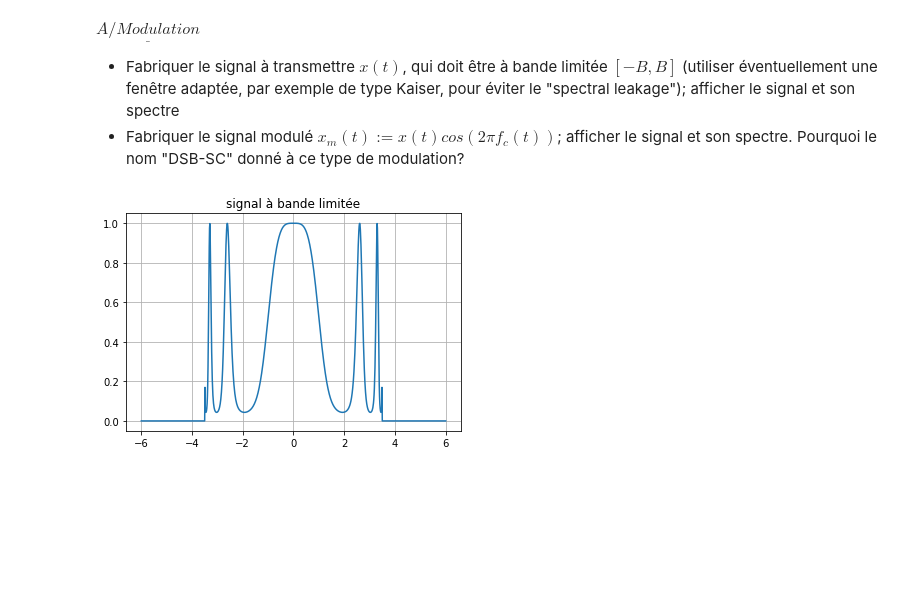
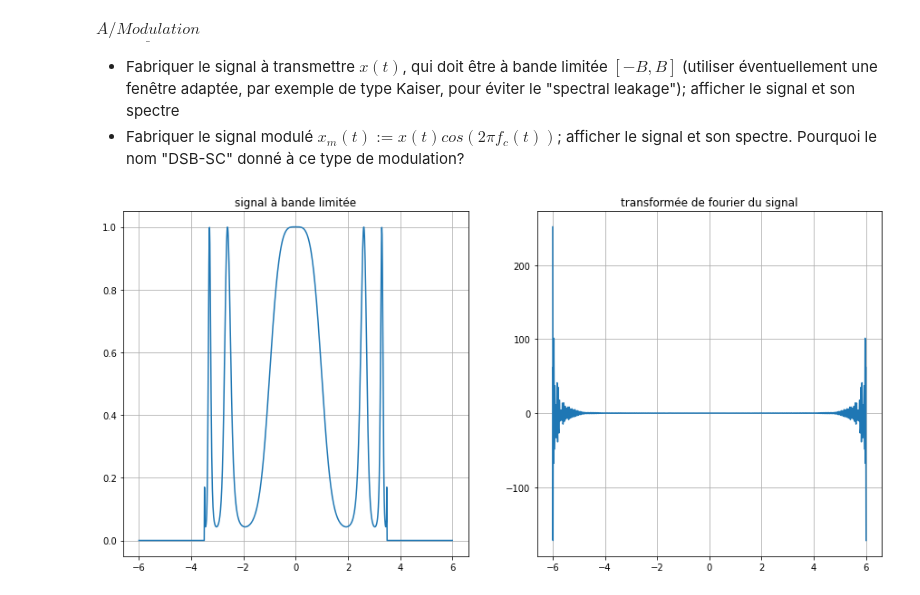
Before and after one commit to jlouard/Projet-Traitement-du-Signal, a Jupyter notebook: projet.ipynb, the cells around one changed output. Cells and saved outputs as stored; diff of their text form; code cells hidden in the pictures; blank space fills up the shorter version.

```diff
--- a/projet.ipynb
+++ b/projet.ipynb
@@ -11,37 +11,48 @@ On utilisera dans la suite trois fréquences de référence d'ordres de grandeur
 $\underline{A/Modulation}$
 - Fabriquer le signal à transmettre $x(t)$, qui doit être à bande limitée $[-B,B]$ (utiliser éventuellement une fenêtre adaptée, par exemple de type Kaiser, pour éviter le "spectral leakage"); afficher le signal et son spectre
 - Fabriquer le signal modulé $x_{m}(t) := x(t) cos(2 \pi f_{c}(t))$; afficher le signal et son spectre. Pourquoi le nom "DSB-SC" donné à ce type de modulation?
+# %%
+import numpy as np
+from scipy import integrate
+from math import *
+import matplotlib.pyplot as plt
+B=7
+alpha=6
+N=1000
 # %%
-import numpy as np
-from scipy import integrate
-from math import *
-import matplotlib.pyplot as plt
-
 def f1(t,theta):
     return exp(t*cos(theta))
 
 def I(t):
     '''fonction de bessel modifiée d'ordre 0'''
     res1,_=integrate.quad(f1,0,pi,args=(t))
     return (1/pi)*res1
 
-def signal_atransmettre(t,alpha):
+def signal(t,alpha=6):
     '''on choisit une fenètre de type Kaiser'''
-    if abs(t)<=B/2:
+    if np.abs(t)<=B/2:
         return I(pi*alpha*sqrt(1-(2*t/B)**2))/I(pi*alpha)
     else:
         return 0
 
+
+T = np.linspace(-6, 6, N)
+
+
 ##affichage du signal
-B=7
-alpha=6
-T=np.linspace(-6,6,1000)
-Y=[signal_atransmettre(t,alpha) for t in T]
+plt.figure(figsize = (15, 7))
+plt.subplot(1,2,1)
+T = np.linspace(-6, 6, N)
+x = np.array([signal(t) for t in T])
 plt.grid(True)
 plt.plot(T,Y)
 plt.title('signal à bande limitée')
-plt.show()
 
 ##affichage de son spectre/transformée de Fourier
+F=np.fft.fft(x)
+plt.subplot(1,2,2)
+plt.grid(True)
+plt.plot(T,F)
+plt.title('transformée de fourier du signal');
 # %% [output]
-[figure, old version]
+[figure, new version]
```
Also changed, not shown: 1 other file.
